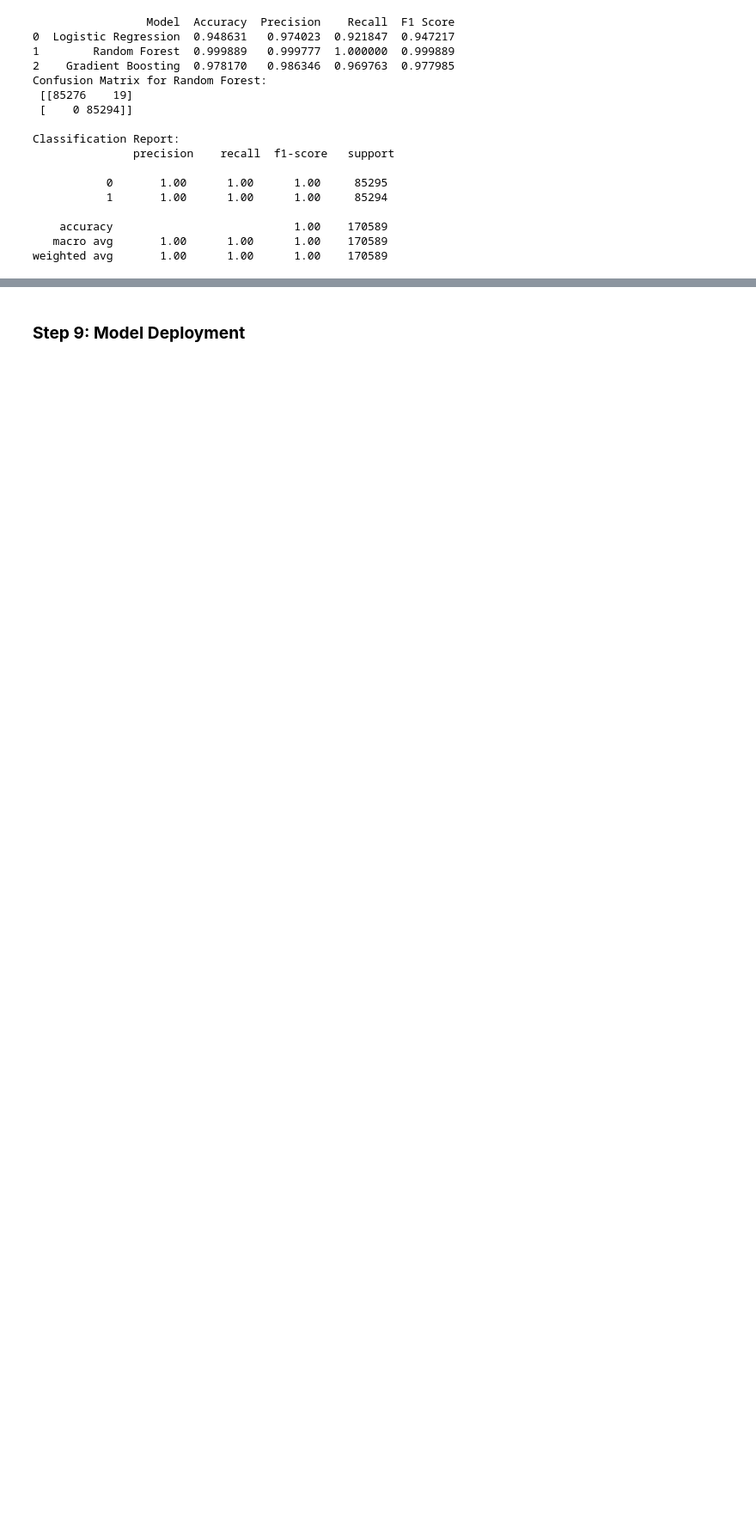
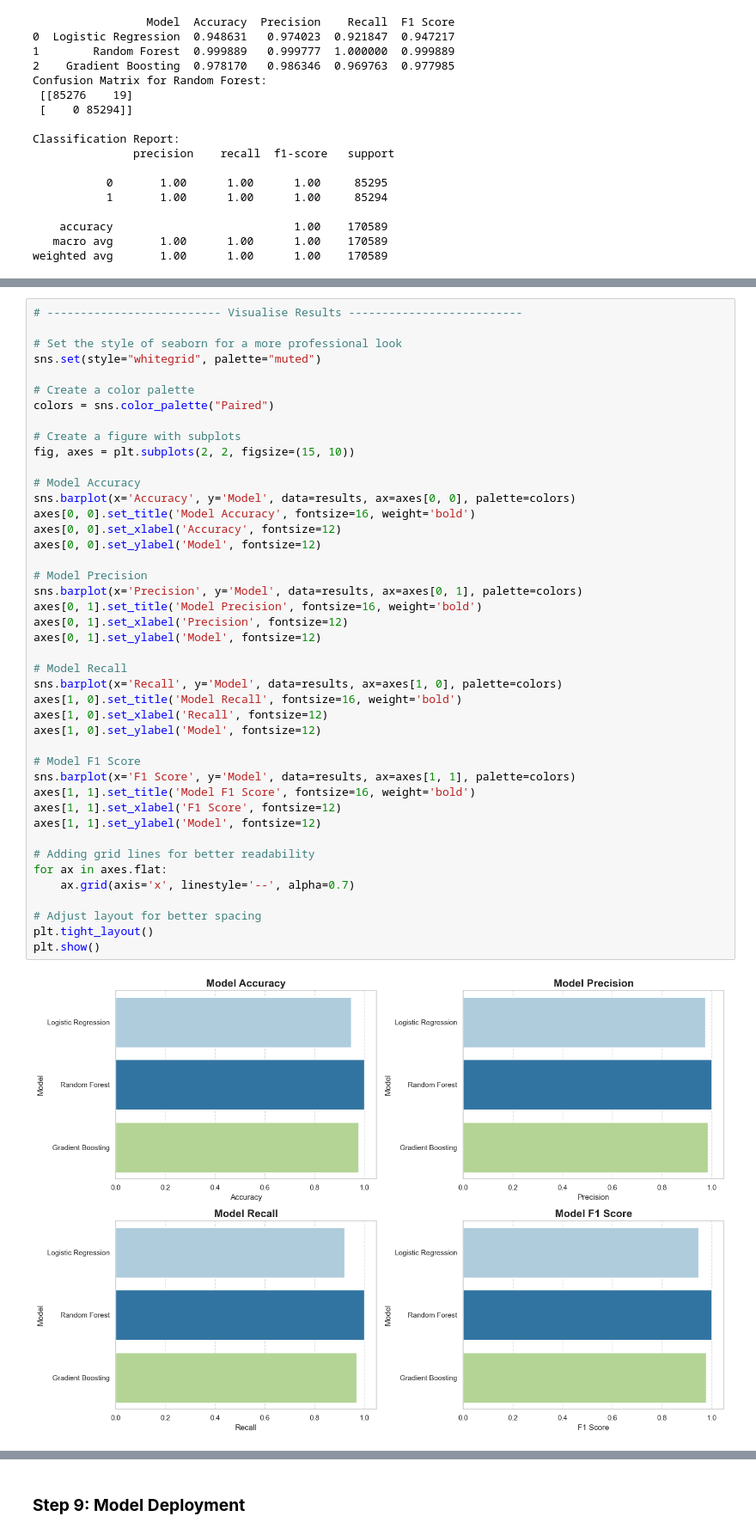
Before and after one commit to nafisalawalidris/Fraud-Detection-with-Supervised-Learning, a Jupyter notebook: fraud_detection.ipynb, the cells around one changed output, grey strips where cells are left out. Shown: that part at 86% size. Saved outputs shown, nothing was run; the diff lists cells and outputs as text; blank space fills up the shorter version.

```diff
--- a/fraud_detection.ipynb
+++ b/fraud_detection.ipynb
@@ -508,0 +507,45 @@ weighted avg       1.00      1.00      1.00    170589
+# %%
+# -------------------------- Visualise Results --------------------------
+
+# Set the style of seaborn for a more professional look
+sns.set(style="whitegrid", palette="muted")
+
+# Create a color palette
+colors = sns.color_palette("Paired")
+
+# Create a figure with subplots
+fig, axes = plt.subplots(2, 2, figsize=(15, 10))
+
+# Model Accuracy
+sns.barplot(x='Accuracy', y='Model', data=results, ax=axes[0, 0], palette=colors)
+axes[0, 0].set_title('Model Accuracy', fontsize=16, weight='bold')
+axes[0, 0].set_xlabel('Accuracy', fontsize=12)
+axes[0, 0].set_ylabel('Model', fontsize=12)
+
+# Model Precision
+sns.barplot(x='Precision', y='Model', data=results, ax=axes[0, 1], palette=colors)
+axes[0, 1].set_title('Model Precision', fontsize=16, weight='bold')
+axes[0, 1].set_xlabel('Precision', fontsize=12)
+axes[0, 1].set_ylabel('Model', fontsize=12)
+
+# Model Recall
+sns.barplot(x='Recall', y='Model', data=results, ax=axes[1, 0], palette=colors)
+axes[1, 0].set_title('Model Recall', fontsize=16, weight='bold')
+axes[1, 0].set_xlabel('Recall', fontsize=12)
+axes[1, 0].set_ylabel('Model', fontsize=12)
+
+# Model F1 Score
+sns.barplot(x='F1 Score', y='Model', data=results, ax=axes[1, 1], palette=colors)
+axes[1, 1].set_title('Model F1 Score', fontsize=16, weight='bold')
+axes[1, 1].set_xlabel('F1 Score', fontsize=12)
+axes[1, 1].set_ylabel('Model', fontsize=12)
+
+# Adding grid lines for better readability
+for ax in axes.flat:
+    ax.grid(axis='x', linestyle='--', alpha=0.7)
+
+# Adjust layout for better spacing
+plt.tight_layout()
+plt.show()
+# %% [output]
+[figure, added]
```
Also changed, not shown: parts of 3 cells of this notebook.
